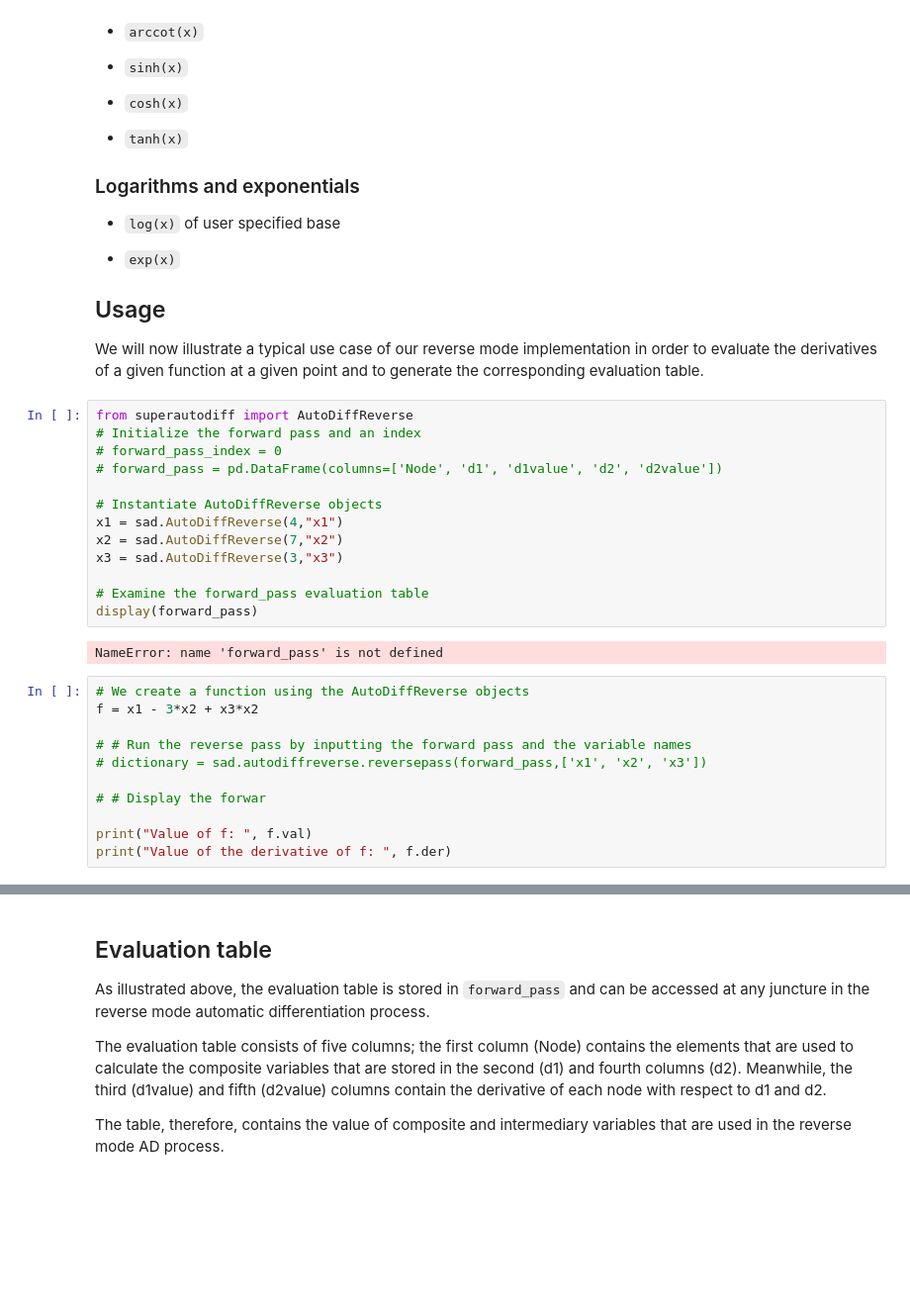
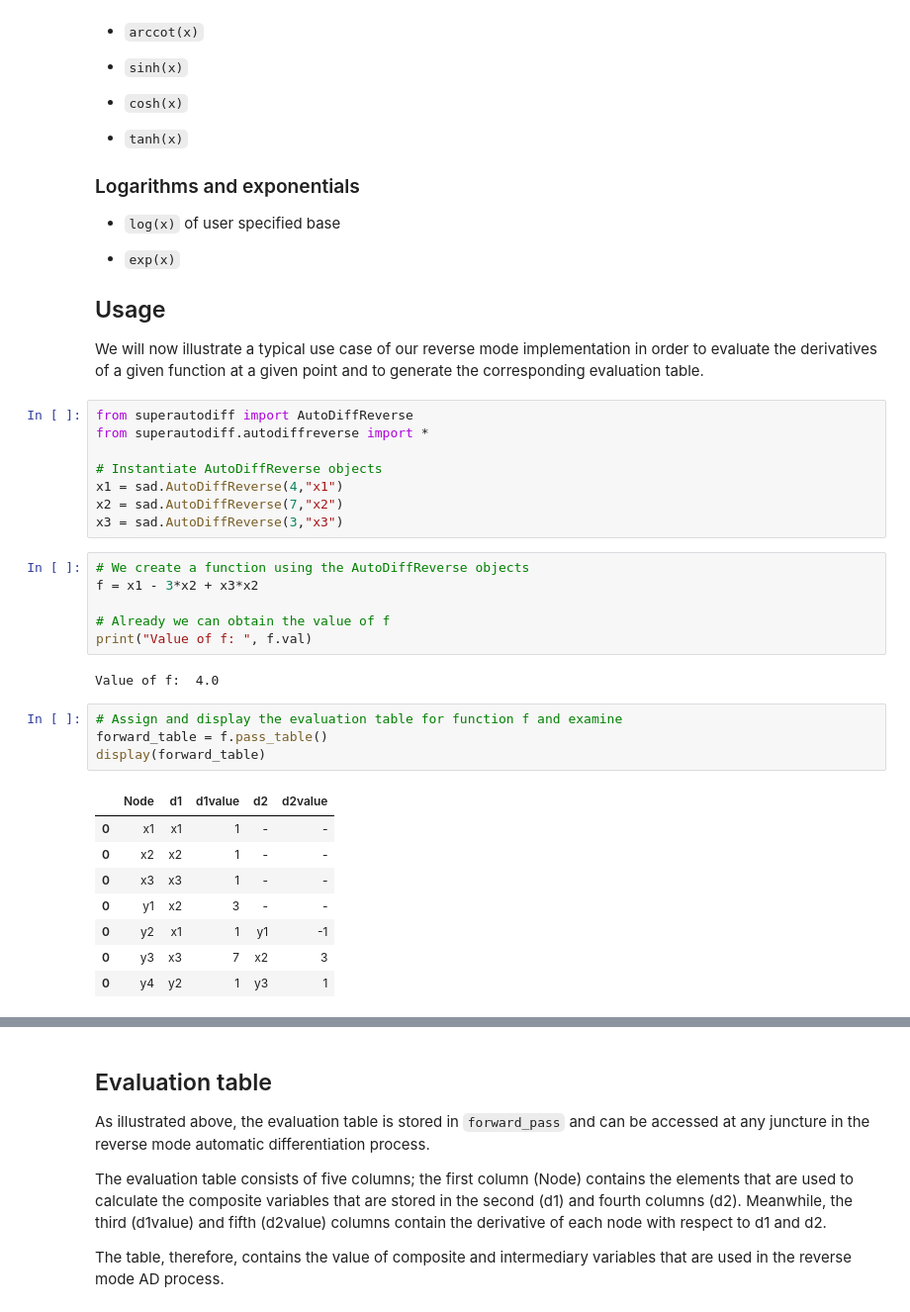
Before and after one commit to Team-Gillet/cs207-FinalProject, a Jupyter notebook: docs/documentation.ipynb, the cells around one changed output, grey strips where cells are left out. Shown: that part at 99% size. Cells and saved outputs as stored; diff of their text form; blank space fills up the shorter version.

```diff
--- a/docs/documentation.ipynb
+++ b/docs/documentation.ipynb
@@ -738,27 +739,30 @@
 We will now illustrate a typical use case of our reverse mode implementation in order to evaluate the derivatives of a given function at a given point and to generate the corresponding evaluation table.
 # %%
 from superautodiff import AutoDiffReverse
-# Initialize the forward pass and an index
-# forward_pass_index = 0
-# forward_pass = pd.DataFrame(columns=['Node', 'd1', 'd1value', 'd2', 'd2value'])
+from superautodiff.autodiffreverse import *
 
 # Instantiate AutoDiffReverse objects
 x1 = sad.AutoDiffReverse(4,"x1")
 x2 = sad.AutoDiffReverse(7,"x2")
 x3 = sad.AutoDiffReverse(3,"x3")
-
-# Examine the forward_pass evaluation table
-display(forward_pass)
-# %% [output]
-NameError: name 'forward_pass' is not defined
 # %%
 # We create a function using the AutoDiffReverse objects
 f = x1 - 3*x2 + x3*x2
 
-# # Run the reverse pass by inputting the forward pass and the variable names
-# dictionary = sad.autodiffreverse.reversepass(forward_pass,['x1', 'x2', 'x3'])
-
-# # Display the forwar
-
+# Already we can obtain the value of f
 print("Value of f: ", f.val)
-print("Value of the derivative of f: ", f.der)
+# %% [output]
+Value of f:  4.0
+# %%
+# Assign and display the evaluation table for function f and examine
+forward_table = f.pass_table()
+display(forward_table)
+# %% [output]
+|  | Node | d1 | d1value | d2 | d2value |
+| 0 | x1 | x1 | 1 | - | - |
+| 0 | x2 | x2 | 1 | - | - |
+| 0 | x3 | x3 | 1 | - | - |
+| 0 | y1 | x2 | 3 | - | - |
+| 0 | y2 | x1 | 1 | y1 | -1 |
+| 0 | y3 | x3 | 7 | x2 | 3 |
+| 0 | y4 | y2 | 1 | y3 | 1 |
```
Also changed, not shown: parts of 2 cells of this notebook, 3 other files.
